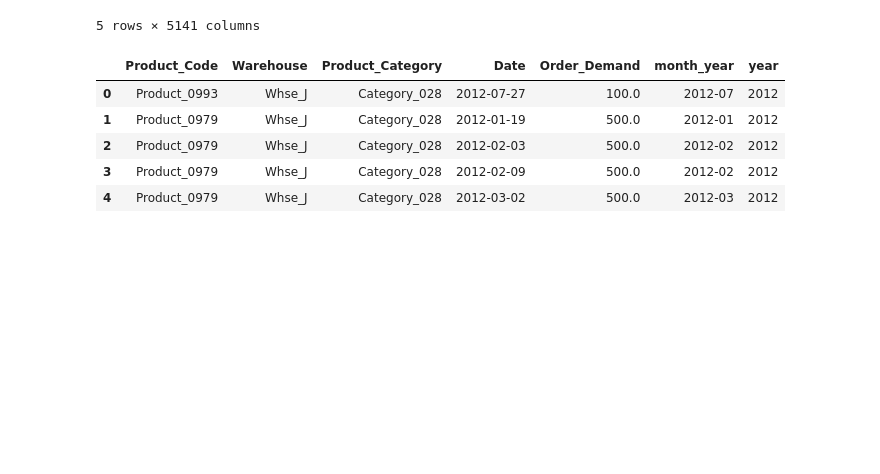
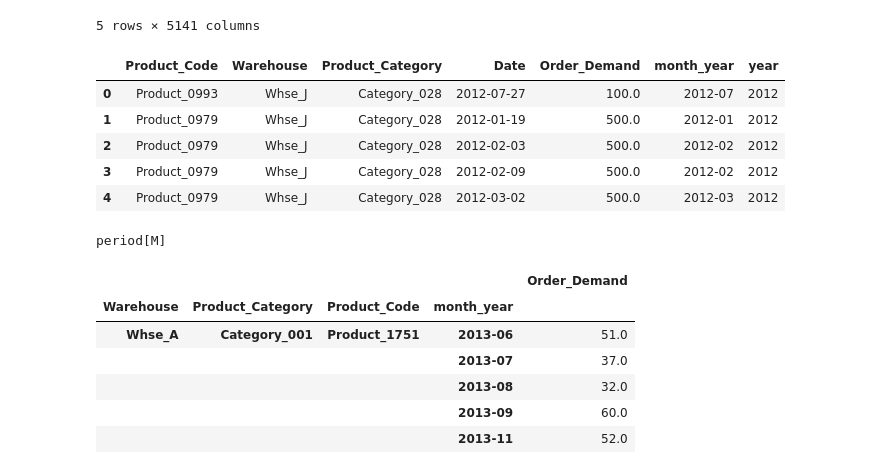
Before and after one commit to josephine-amponsah/retail-demand-forecaster, a Jupyter notebook: notebooks/sktime-forecasters.ipynb, the cells around one changed output. Drawn from its saved outputs; the diff is of its cells as text; code cells hidden in the pictures; blank space fills up the shorter version.

```diff
--- a/notebooks/sktime-forecasters.ipynb
+++ b/notebooks/sktime-forecasters.ipynb
@@ -192,3 +188,11 @@ multindex.head()
 | 2 | Product_0979 | Whse_J | Category_028 | 2012-02-03 | 500.0 | 2012-02 | 2012 |
 | 3 | Product_0979 | Whse_J | Category_028 | 2012-02-09 | 500.0 | 2012-02 | 2012 |
 | 4 | Product_0979 | Whse_J | Category_028 | 2012-03-02 | 500.0 | 2012-03 | 2012 |
+# %%
+multindex["month_year"] = pd.to_datetime(multindex["month_year"], format = "%Y-%m")
+# %%
+multindex["month_year"] = multindex["month_year"].dt.to_period('M')
+# %%
+multindex.month_year.dtype
+# %% [output]
+period[M]
@@ -194,0 +202,12 @@ multindex.head()
+# %%
+hier_data = multindex.groupby(["Warehouse", "Product_Category","Product_Code", "month_year"]).sum("Order_Demand")
+# %%
+hier_data.head()
+# %% [output]
+|  |  |  |  | Order_Demand |
+| Warehouse | Product_Category | Product_Code | month_year |  |
+| Whse_A | Category_001 | Product_1751 | 2013-06 | 51.0 |
+|  |  |  | 2013-07 | 37.0 |
+|  |  |  | 2013-08 | 32.0 |
+|  |  |  | 2013-09 | 60.0 |
+|  |  |  | 2013-11 | 52.0 |
```
Also changed, not shown: parts of 17 cells of this notebook.
